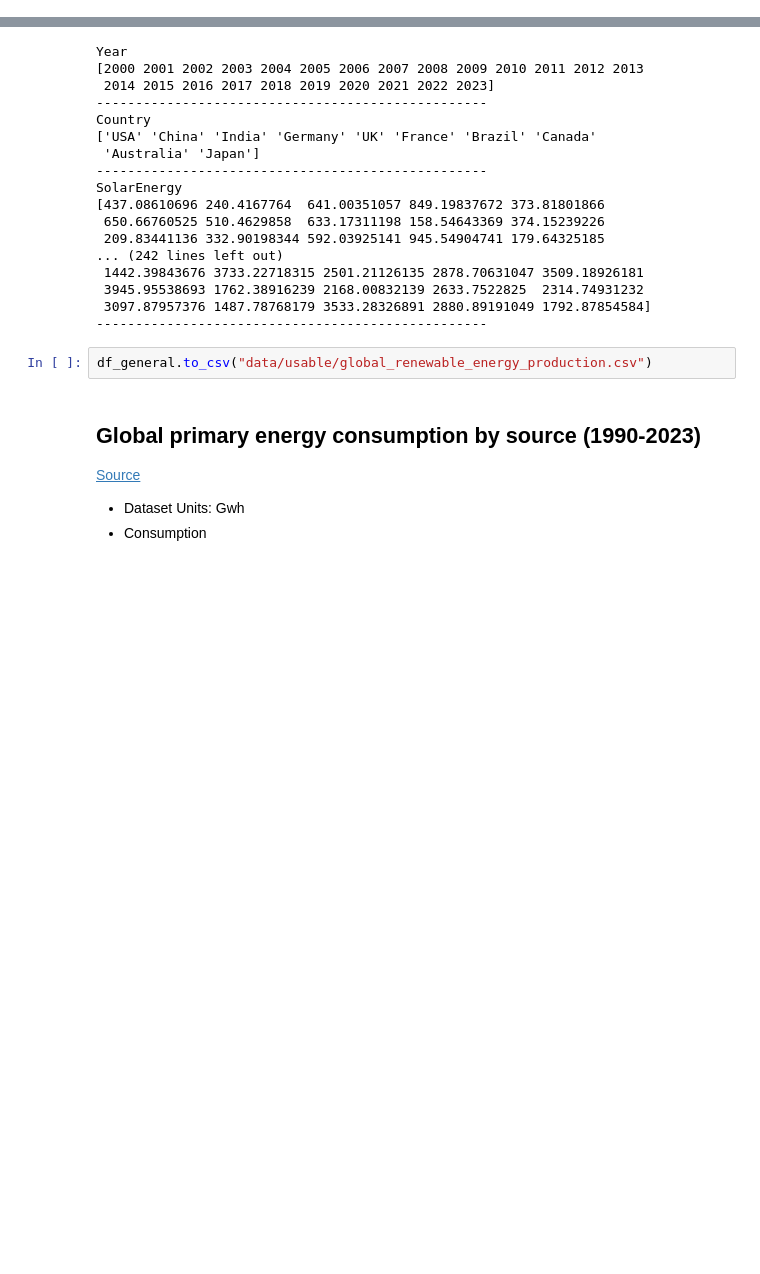
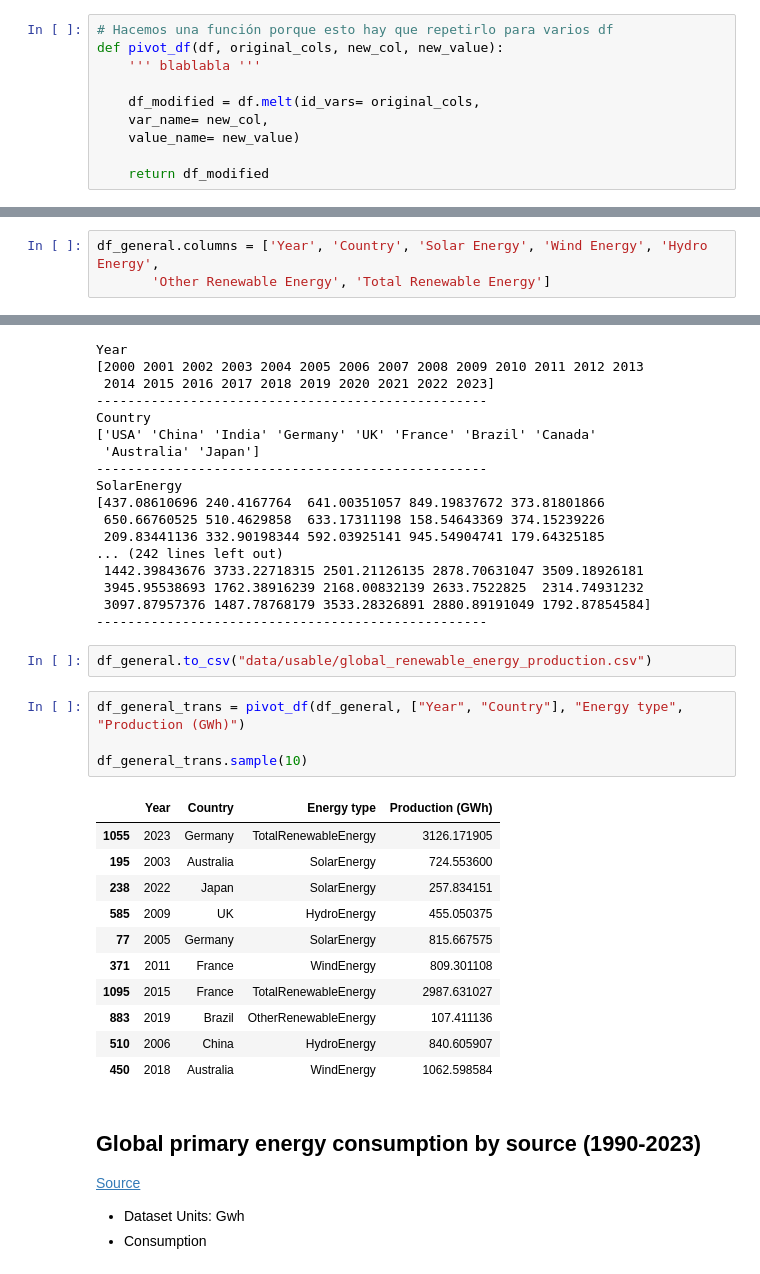
Before and after one commit to sansisimon/renewable-energy-project, a Jupyter notebook: EDA_01.ipynb, the cells around one changed output, grey strips where cells are left out. Drawn from its saved outputs; the diff is of its cells as text; blank space fills up the shorter version.

Commit message:
pivot function added

```diff
--- a/EDA_01.ipynb
+++ b/EDA_01.ipynb
@@ -25,6 +25,16 @@ pd.set_option('display.max_columns', None) # para poder visualizar todas las col
 # -----------------------------------------------------------------------
 import warnings
 warnings.filterwarnings("ignore")
+# %%
+# Hacemos una función porque esto hay que repetirlo para varios df
+def pivot_df(df, original_cols, new_col, new_value):
+    ''' blablabla '''
+
+    df_modified = df.melt(id_vars= original_cols,
+    var_name= new_col,
+    value_name= new_value)
+
+    return df_modified
 # %% [markdown]
 ## Global Renewable Energy Production (2000-2023)
 [Source](https://www.kaggle.com/datasets/ahmedgaitani/global-renewable-energy?resource=download)
@@ -51,0 +68,3 @@ df_general.head()
+# %%
+df_general.columns = ['Year', 'Country', 'Solar Energy', 'Wind Energy', 'Hydro Energy',
+       'Other Renewable Energy', 'Total Renewable Energy']
@@ -106,6 +131,22 @@ SolarEnergy
 --------------------------------------------------
 # %%
 df_general.to_csv("data/usable/global_renewable_energy_production.csv")
+# %%
+df_general_trans = pivot_df(df_general, ["Year", "Country"], "Energy type", "Production (GWh)")
+
+df_general_trans.sample(10)
+# %% [output]
+|  | Year | Country | Energy type | Production (GWh) |
+| 1055 | 2023 | Germany | TotalRenewableEnergy | 3126.171905 |
+| 195 | 2003 | Australia | SolarEnergy | 724.553600 |
+| 238 | 2022 | Japan | SolarEnergy | 257.834151 |
+| 585 | 2009 | UK | HydroEnergy | 455.050375 |
+| 77 | 2005 | Germany | SolarEnergy | 815.667575 |
+| 371 | 2011 | France | WindEnergy | 809.301108 |
+| 1095 | 2015 | France | TotalRenewableEnergy | 2987.631027 |
+| 883 | 2019 | Brazil | OtherRenewableEnergy | 107.411136 |
+| 510 | 2006 | China | HydroEnergy | 840.605907 |
+| 450 | 2018 | Australia | WindEnergy | 1062.598584 |
 # %% [markdown]
 ## Global primary energy consumption by source (1990-2023)
 [Source](https://ourworldindata.org/grapher/global-energy-substitution?time=1990..2023)
```
Also changed, not shown: parts of 3 cells of this notebook, 2 other files.
